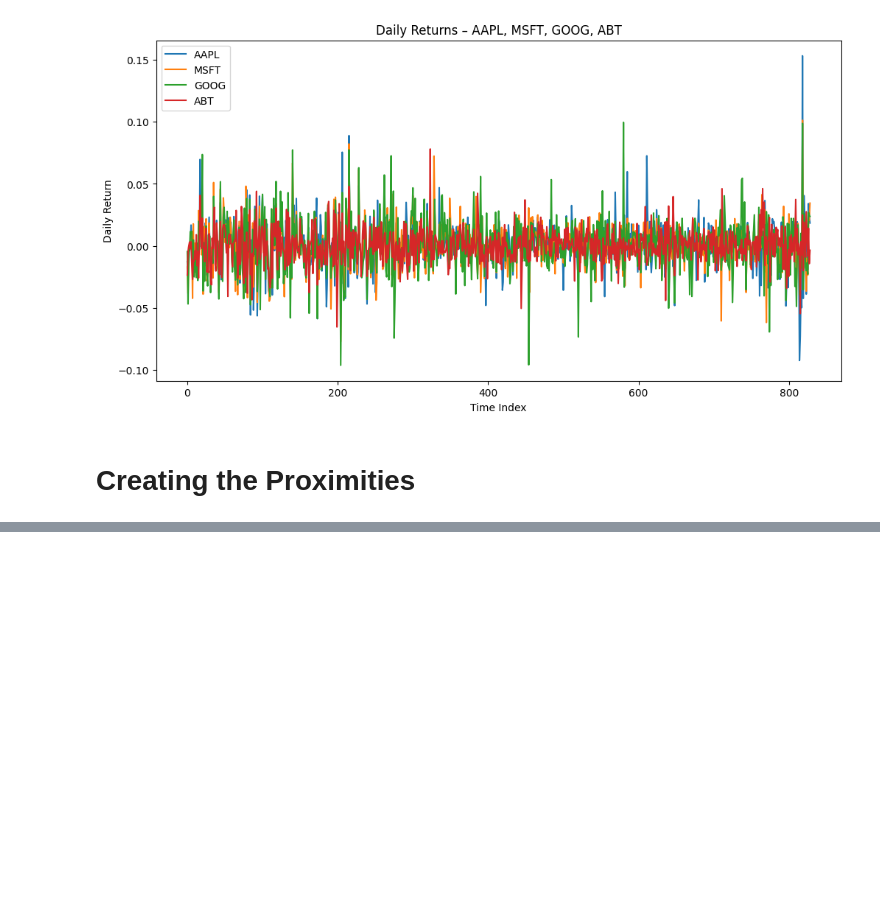
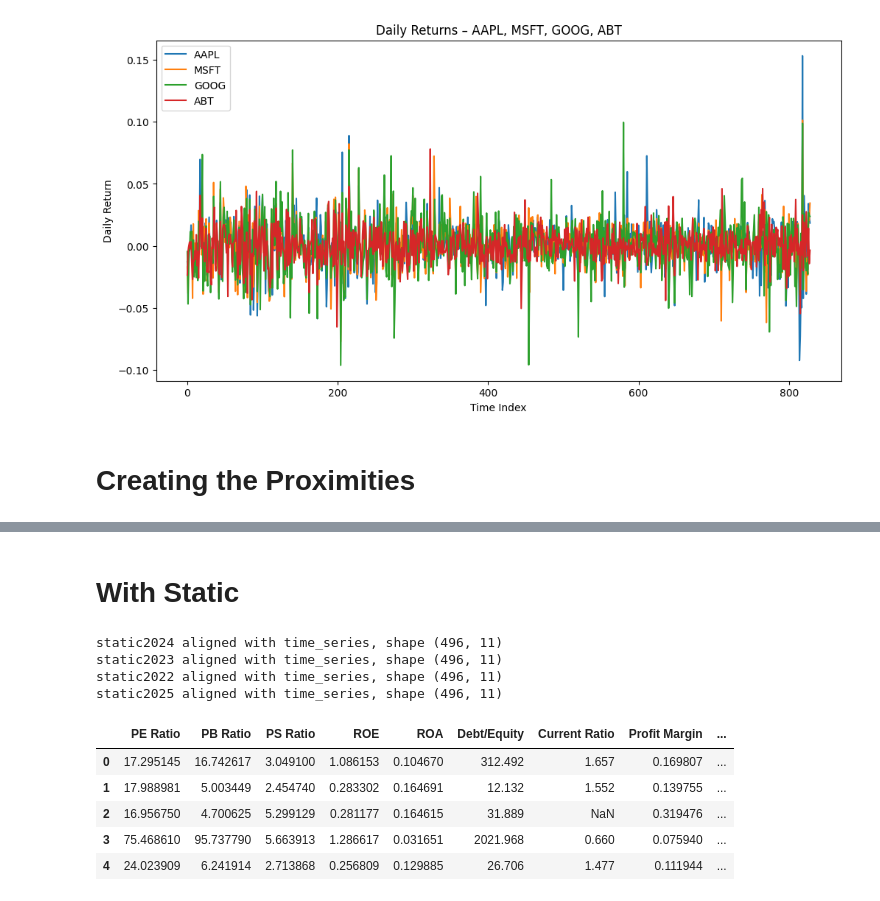
Before and after one commit to rustadadam/PF-GAP, a Jupyter notebook: experiments/stock_data.ipynb, the cells around one changed output, grey strips where cells are left out. Cells and saved outputs as stored; diff of their text form; code cells hidden in the pictures; blank space fills up the shorter version.

```diff
--- a/experiments/stock_data.ipynb
+++ b/experiments/stock_data.ipynb
@@ -116,0 +101,25 @@ redcomets_prox = data_to_proximities(qgap, time_series, labels, None, None, None
+# %% [markdown]
+# With Static
+# %%
+# Split static_data into separate DataFrames by year and align to time_series.index
+for year in static_data['Year'].unique():
+    # slice out this year's data
+    df = static_data[static_data['Year'] == year].reset_index(drop=True)
+    # reindex by ticker to match time_series rows
+    df = df.set_index('Ticker').reindex(time_series.index).reset_index().drop(columns=['index', "Year"])
+    globals()[f"static{year}"] = df
+    print(f"static{year} aligned with time_series, shape {df.shape}")
+# %% [output]
+static2024 aligned with time_series, shape (496, 11)
+static2023 aligned with time_series, shape (496, 11)
+static2022 aligned with time_series, shape (496, 11)
+static2025 aligned with time_series, shape (496, 11)
+# %%
+static2024.head() # Hass missing values?
+# %% [output]
+|  | PE Ratio | PB Ratio | PS Ratio | ROE | ROA | Debt/Equity | Current Ratio | Profit Margin | ... |
+| 0 | 17.295145 | 16.742617 | 3.049100 | 1.086153 | 0.104670 | 312.492 | 1.657 | 0.169807 | ... |
+| 1 | 17.988981 | 5.003449 | 2.454740 | 0.283302 | 0.164691 | 12.132 | 1.552 | 0.139755 | ... |
+| 2 | 16.956750 | 4.700625 | 5.299129 | 0.281177 | 0.164615 | 31.889 | NaN | 0.319476 | ... |
+| 3 | 75.468610 | 95.737790 | 5.663913 | 1.286617 | 0.031651 | 2021.968 | 0.660 | 0.075940 | ... |
+| 4 | 24.023909 | 6.241914 | 2.713868 | 0.256809 | 0.129885 | 26.706 | 1.477 | 0.111944 | ... |
```
Also changed, not shown: parts of 8 cells of this notebook.
